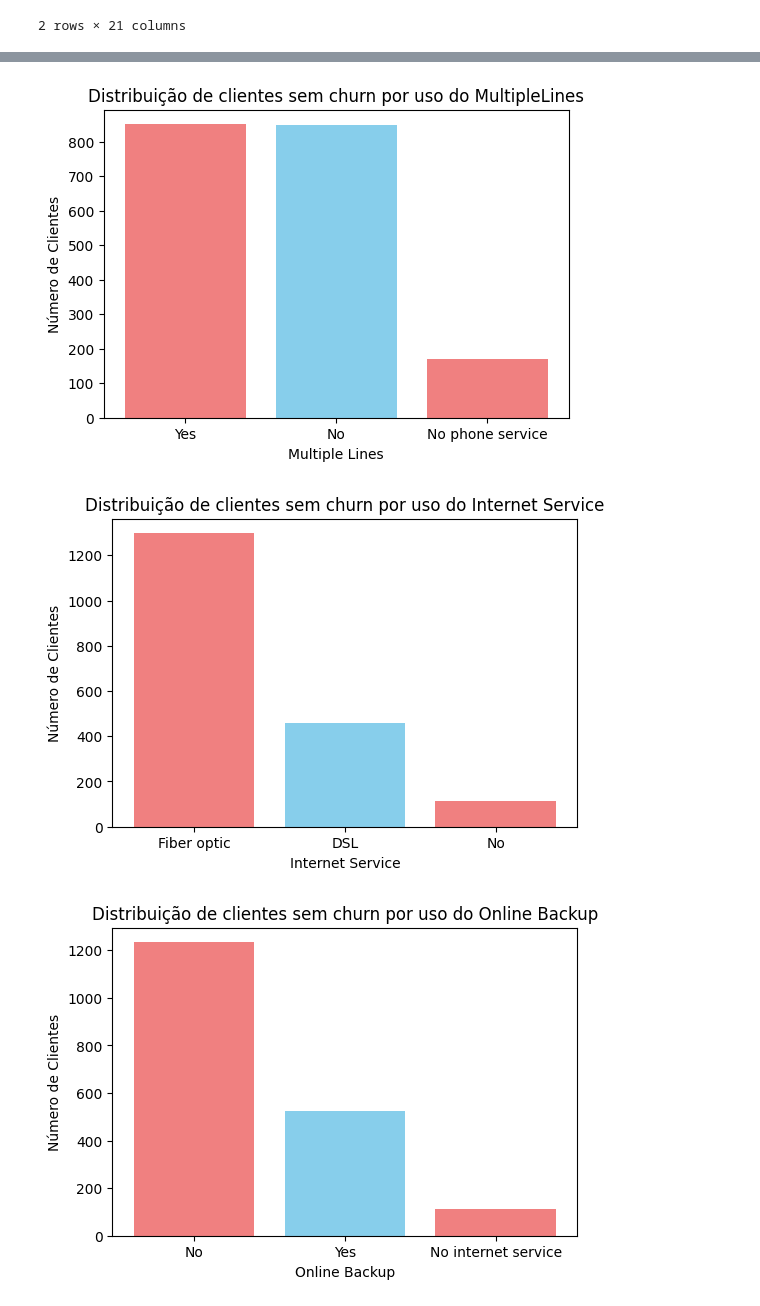
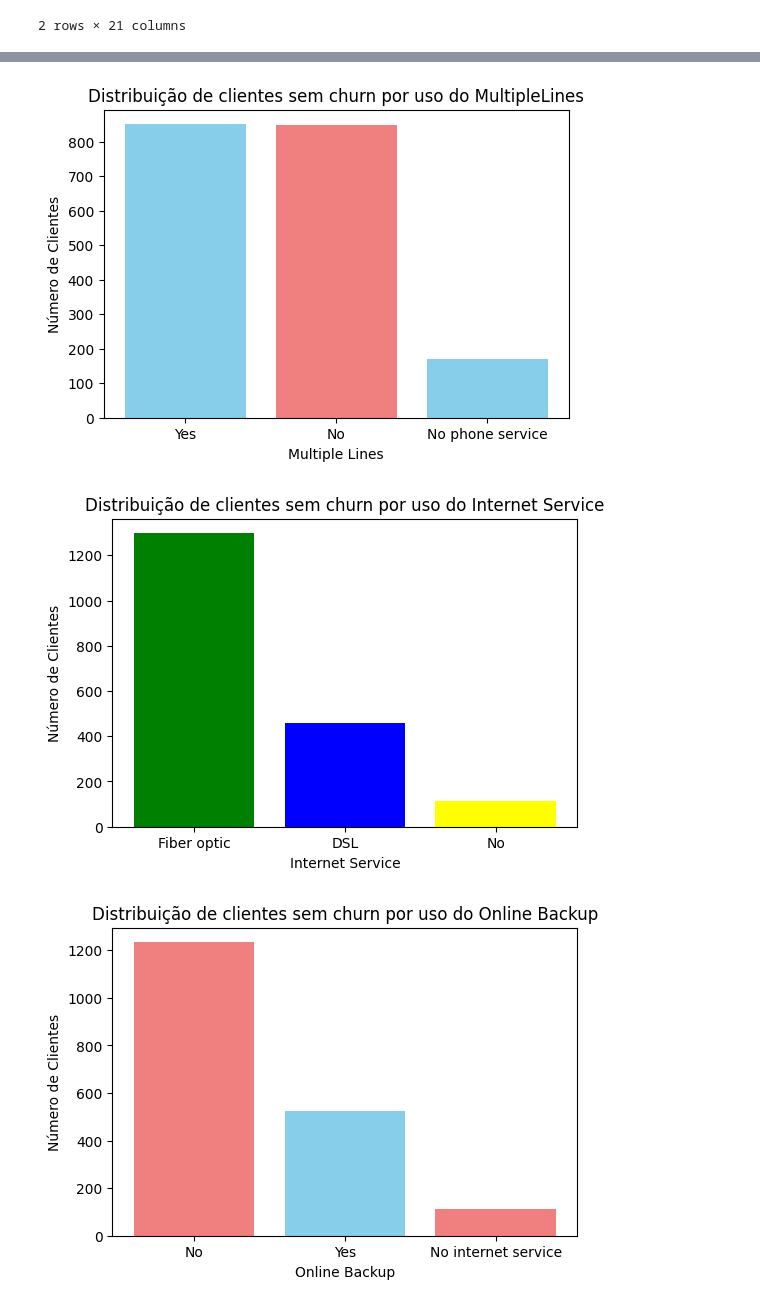
Before and after one commit to Jesuan333/Challenge-TELECOM-X---ORACLE-ONE, a Jupyter notebook: TelecomX_BR.ipynb, the cells around one changed output, grey strips where cells are left out. Cells and saved outputs as stored; diff of their text form; code cells hidden in the pictures.

```diff
--- a/TelecomX_BR.ipynb
+++ b/TelecomX_BR.ipynb
@@ -402,21 +336,21 @@ plt.show()
 # %%
 plt.figure(figsize=(6, 4))
-plt.bar(cliente_evasao_MultipleLines.index, cliente_evasao_MultipleLines.values, color=['lightcoral', 'skyblue'])
+plt.bar(cliente_evasao_MultipleLines.index, cliente_evasao_MultipleLines.values, color=['skyblue', 'lightcoral'])
 plt.title('Distribuição de clientes sem churn por uso do MultipleLines')
 plt.xlabel('Multiple Lines')
 plt.ylabel('Número de Clientes')
 plt.show()
 # %% [output]
-[figure, old version]
+[figure, new version]
 # %%
 plt.figure(figsize=(6, 4))
-plt.bar(cliente_evasao_InternetService.index, cliente_evasao_InternetService.values, color=['lightcoral', 'skyblue'])
+plt.bar(cliente_evasao_InternetService.index, cliente_evasao_InternetService.values, color=['green', 'blue', 'yellow'])
 plt.title('Distribuição de clientes sem churn por uso do Internet Service')
 plt.xlabel('Internet Service')
 plt.ylabel('Número de Clientes')
 plt.show()
 # %% [output]
-[figure, old version]
+[figure, new version]
 # %%
 plt.figure(figsize=(6, 4))
 plt.bar(cliente_evasao_OnlineBackup.index, cliente_evasao_OnlineBackup.values, color=['lightcoral', 'skyblue'])
```
Also changed, not shown: parts of 2 cells of this notebook.
